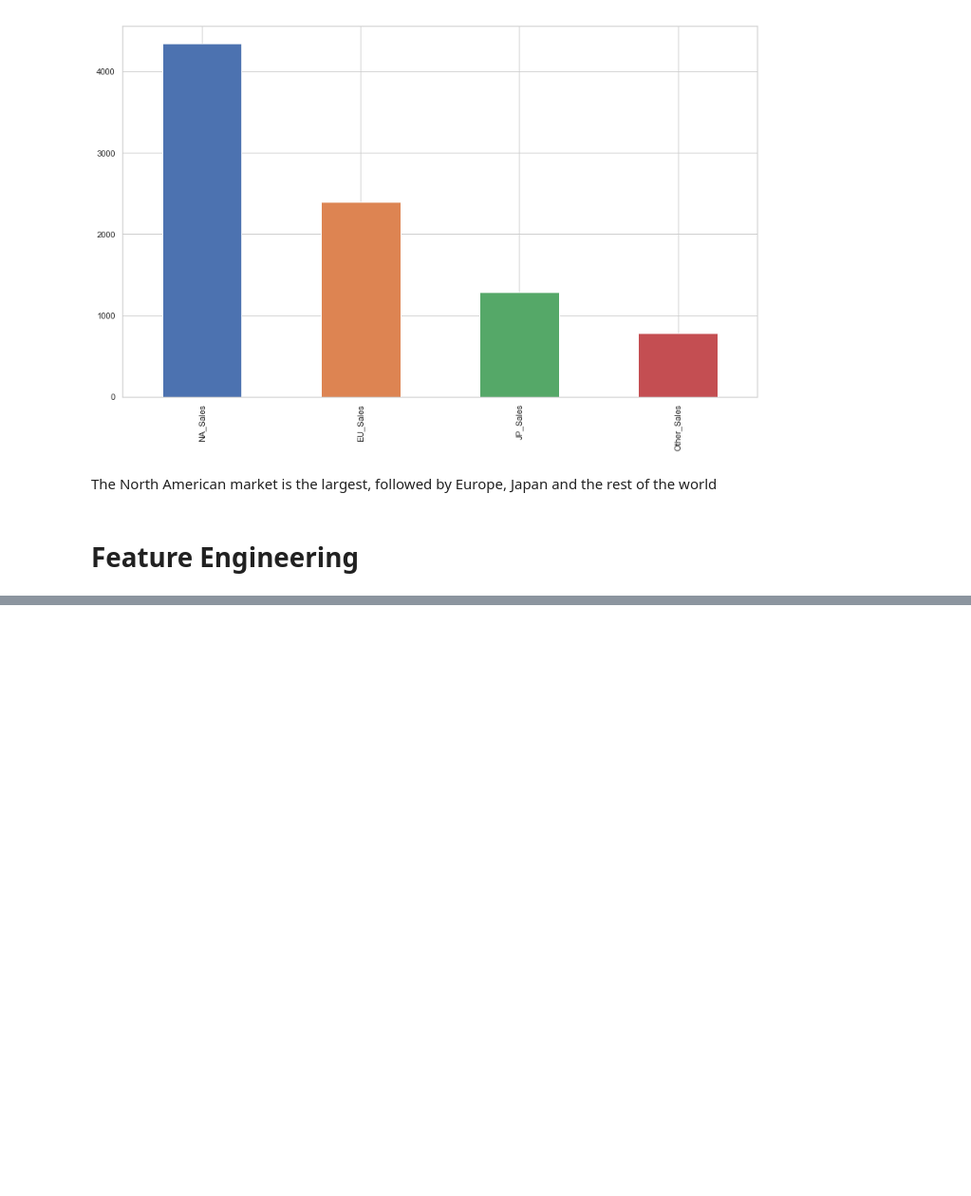
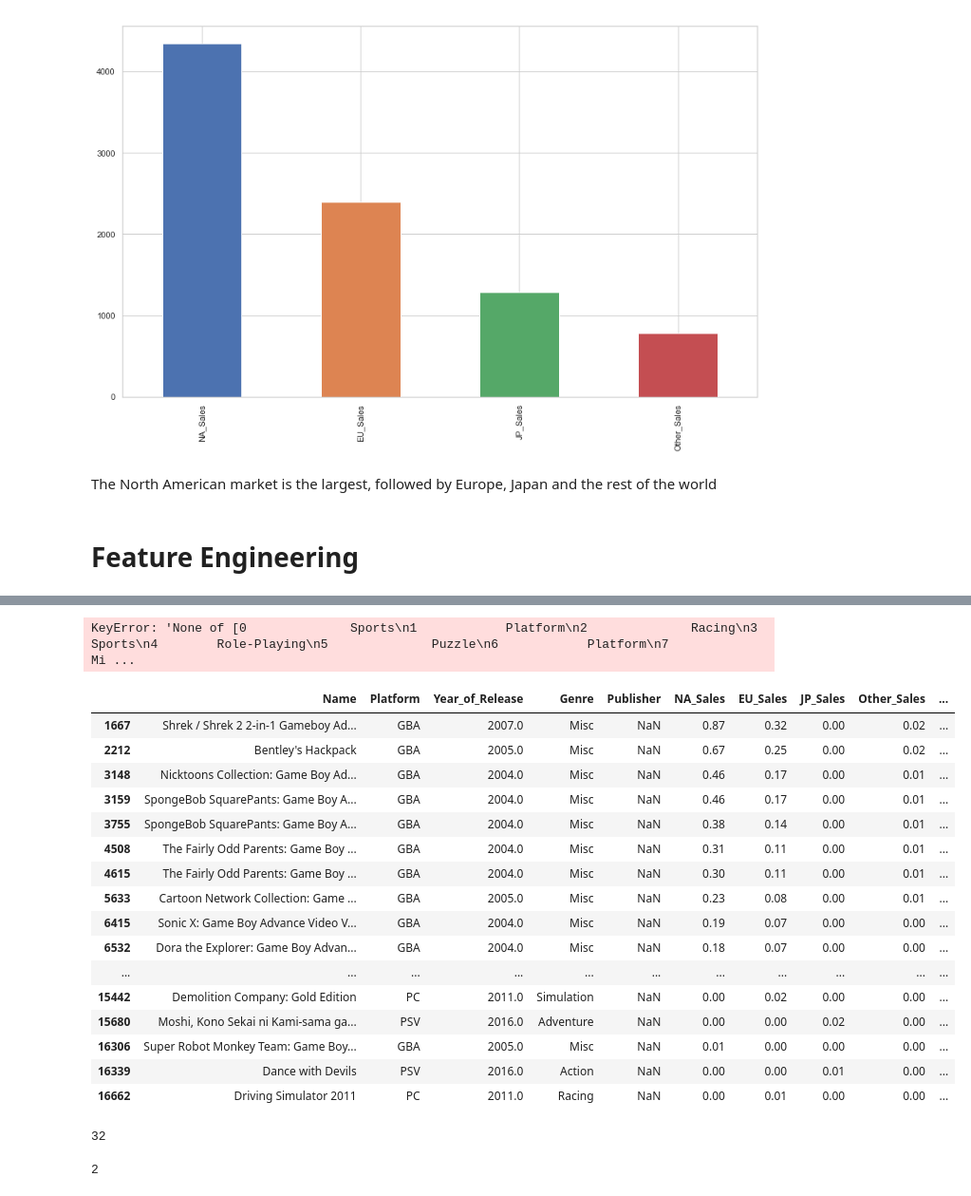
Before and after one commit to legomydiego/Thinkful-Unit-3, a Jupyter notebook: Supervised Learning Capstone Project.ipynb, the cells around one changed output, grey strips where cells are left out. Shown at 95% size. Cells and saved outputs as stored; diff of their text form; code cells hidden in the pictures; blank space fills up the shorter version.

Commit message:
Supervised Learning Capstone

```diff
--- a/Supervised Learning Capstone Project.ipynb
+++ b/Supervised Learning Capstone Project.ipynb
@@ -371,4 +358,4 @@ The North American market is the largest, followed by Europe, Japan and the rest
 # %% [markdown]
 # Feature Engineering
 # %%
-model_df = clean_df
+model_df = df
@@ -392,0 +444,32 @@ The publisher variable has 262 unique variables, which would be unnecesary as du
+# %%
+model_df['Critic_Score'].fillna(fill_df.loc[(model_df['Publisher'],model_df['Genre'])].map(fill_dict))
+# %% [output]
+KeyError: 'None of [0              Sports\n1            Platform\n2              Racing\n3              Sports\n4        Role-Playing\n5              Puzzle\n6            Platform\n7                Mi ...
+# %%
+model_df[model_df['Publisher'].isnull()]
+# %% [output]
+|  | Name | Platform | Year_of_Release | Genre | Publisher | NA_Sales | EU_Sales | JP_Sales | Other_Sales | ... |
+| 1667 | Shrek / Shrek 2 2-in-1 Gameboy Ad... | GBA | 2007.0 | Misc | NaN | 0.87 | 0.32 | 0.00 | 0.02 | ... |
+| 2212 | Bentley's Hackpack | GBA | 2005.0 | Misc | NaN | 0.67 | 0.25 | 0.00 | 0.02 | ... |
+| 3148 | Nicktoons Collection: Game Boy Ad... | GBA | 2004.0 | Misc | NaN | 0.46 | 0.17 | 0.00 | 0.01 | ... |
+| 3159 | SpongeBob SquarePants: Game Boy A... | GBA | 2004.0 | Misc | NaN | 0.46 | 0.17 | 0.00 | 0.01 | ... |
+| 3755 | SpongeBob SquarePants: Game Boy A... | GBA | 2004.0 | Misc | NaN | 0.38 | 0.14 | 0.00 | 0.01 | ... |
+| 4508 | The Fairly Odd Parents: Game Boy ... | GBA | 2004.0 | Misc | NaN | 0.31 | 0.11 | 0.00 | 0.01 | ... |
+| 4615 | The Fairly Odd Parents: Game Boy ... | GBA | 2004.0 | Misc | NaN | 0.30 | 0.11 | 0.00 | 0.01 | ... |
+| 5633 | Cartoon Network Collection: Game ... | GBA | 2005.0 | Misc | NaN | 0.23 | 0.08 | 0.00 | 0.01 | ... |
+| 6415 | Sonic X: Game Boy Advance Video V... | GBA | 2004.0 | Misc | NaN | 0.19 | 0.07 | 0.00 | 0.00 | ... |
+| 6532 | Dora the Explorer: Game Boy Advan... | GBA | 2004.0 | Misc | NaN | 0.18 | 0.07 | 0.00 | 0.00 | ... |
+| ... | ... | ... | ... | ... | ... | ... | ... | ... | ... | ... |
+| 15442 | Demolition Company: Gold Edition | PC | 2011.0 | Simulation | NaN | 0.00 | 0.02 | 0.00 | 0.00 | ... |
+| 15680 | Moshi, Kono Sekai ni Kami-sama ga... | PSV | 2016.0 | Adventure | NaN | 0.00 | 0.00 | 0.02 | 0.00 | ... |
+| 16306 | Super Robot Monkey Team: Game Boy... | GBA | 2005.0 | Misc | NaN | 0.01 | 0.00 | 0.00 | 0.00 | ... |
+| 16339 | Dance with Devils | PSV | 2016.0 | Action | NaN | 0.00 | 0.00 | 0.01 | 0.00 | ... |
+| 16662 | Driving Simulator 2011 | PC | 2011.0 | Racing | NaN | 0.00 | 0.01 | 0.00 | 0.00 | ... |
+# %%
+model_df['Publisher'].isnull().sum()
+# %% [output]
+32
+# %%
+model_df['Genre'].isnull().sum()
+# %% [output]
+2
```
Also changed, not shown: parts of 17 cells of this notebook.
